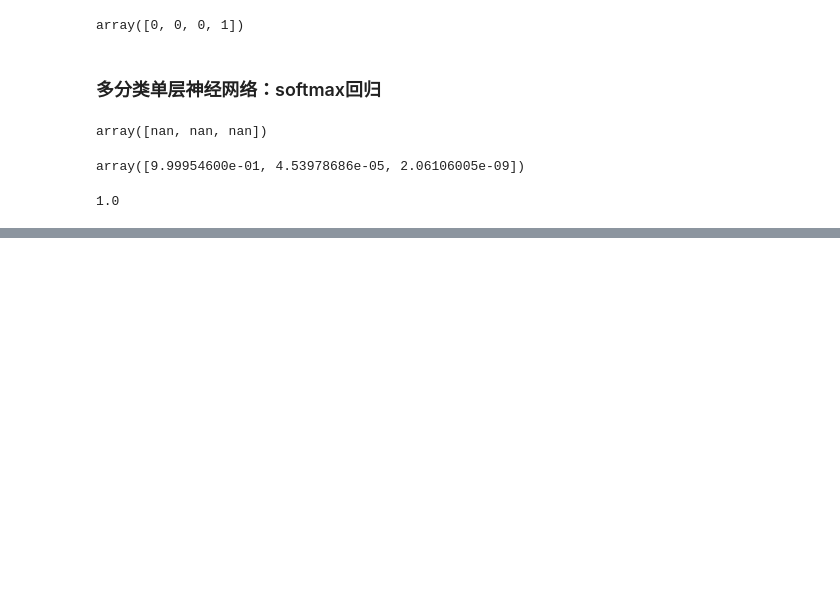
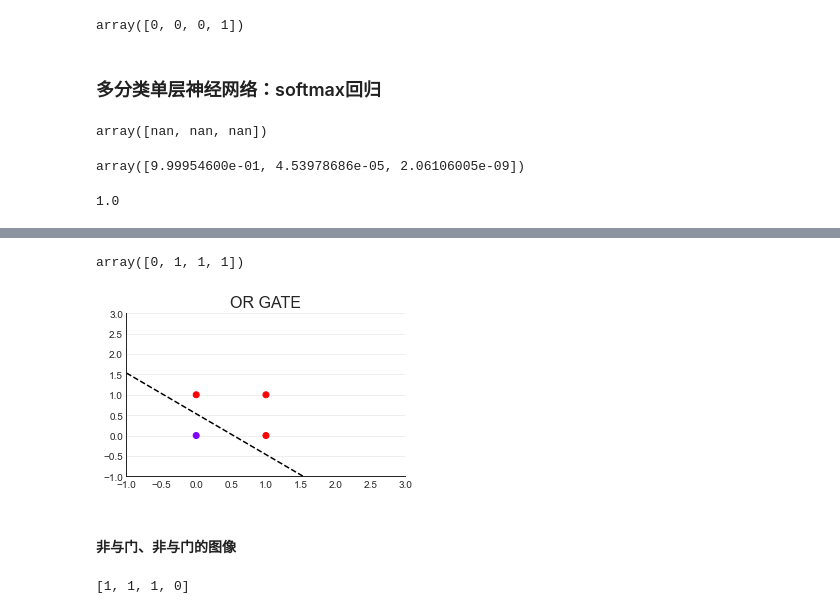
Before and after one commit to JustDoItGit/caicai_sklearn, a Jupyter notebook: 第十二章 神经网络/sklearn中的神经网络.ipynb, the cells around one changed output, grey strips where cells are left out. Saved outputs shown, nothing was run; the diff lists cells and outputs as text; code cells hidden in the pictures; blank space fills up the shorter version.

```diff
--- a/第十二章 神经网络/sklearn中的神经网络.ipynb
+++ b/第十二章 神经网络/sklearn中的神经网络.ipynb
@@ -106,0 +137,30 @@ sum(softmax(z))
+# %%
+# 或门、或门的图像
+y_or = [0, 1, 1, 1]
+
+
+def OR(x1, x2):
+    w1, w2, b = 0.15, 0.15, -0.08  # 为了拟合不同的标签，重新定义一组w和b
+    z = x1*w1 + x2*w2 + b
+    y = (z >= 0).astype(int)
+    return y
+# %%
+OR(X[:, 0], X[:, 1])
+# %% [output]
+array([0, 1, 1, 1])
+# %%
+# 绘制直线划分散点的图像
+x = np.arange(-1, 3, 0.5)
+plt.figure(figsize=(5, 3))
+plt.title("OR GATE", fontsize=16)
+plt.scatter(X[:, 0], X[:, 1], c=y_or, cmap="rainbow")
+plt.plot(x, (0.08-0.15*x)/0.15, color="k", linestyle="--")
+plt.xlim(-1, 3)
+plt.ylim(-1, 3)
+plt.grid(alpha=.4, axis="y")
+plt.gca().spines["top"].set_alpha(.0)
+plt.gca().spines["right"].set_alpha(.0)
+# %% [output]
+[figure, added]
+# %% [markdown]
+#### 非与门、非与门的图像
@@ -106,0 +176,4 @@ sum(softmax(z))
+# %%
+NAND(X[:, 0], X[:, 1])
+# %% [output]
+[1, 1, 1, 0]
```
Also changed, not shown: parts of 57 cells of this notebook.
